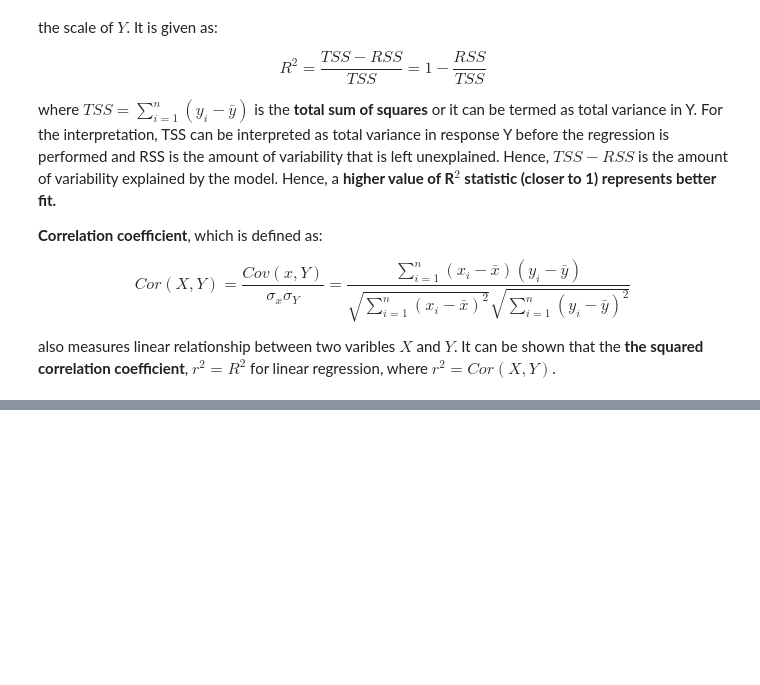
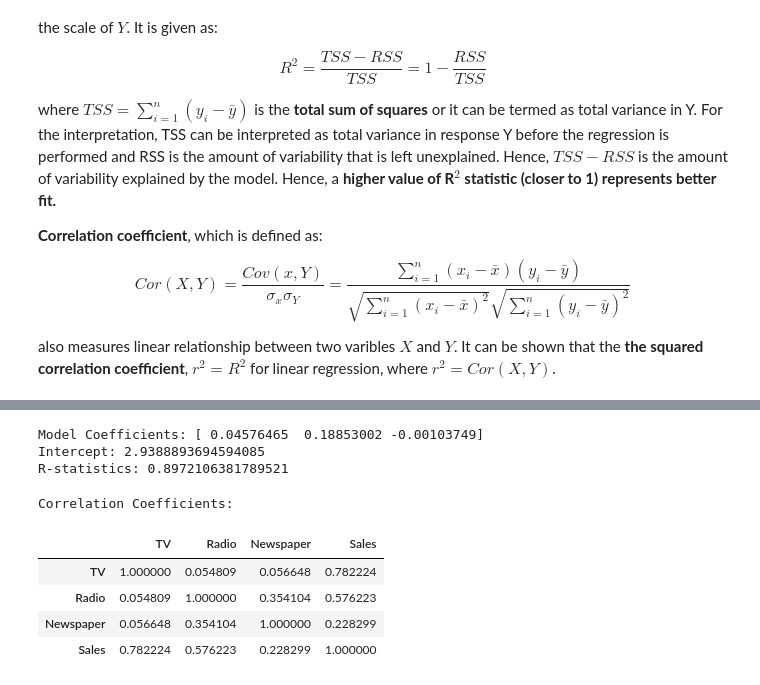
Before and after one commit to amitrajan012/Introduction-to-Statistical-Learning, a Jupyter notebook: Linear Regression.ipynb, the cells around one changed output, grey strips where cells are left out. Drawn from its saved outputs; the diff is of its cells as text; code cells hidden in the pictures; blank space fills up the shorter version.

```diff
--- a/Linear Regression.ipynb
+++ b/Linear Regression.ipynb
@@ -131,0 +152,22 @@ also measures linear relationship between two varibles $X$ and $Y$. It can be sh
+# %%
+from sklearn import linear_model
+
+reg = linear_model.LinearRegression(fit_intercept=True)
+reg.fit (adv[['TV', 'Radio', 'Newspaper']], adv['Sales'])
+print("Model Coefficients: " + str(reg.coef_))
+print("Intercept: " + str(reg.intercept_))
+print("R-statistics: " + str(reg.score(adv[['TV', 'Radio', 'Newspaper']], adv['Sales'])))
+# %% [output]
+Model Coefficients: [ 0.04576465  0.18853002 -0.00103749]
+Intercept: 2.9388893694594085
+R-statistics: 0.8972106381789521
+# %%
+print("Correlation Coefficients:")
+adv[['TV', 'Radio', 'Newspaper', 'Sales']].corr()
+# %% [output]
+Correlation Coefficients:
+|  | TV | Radio | Newspaper | Sales |
+| TV | 1.000000 | 0.054809 | 0.056648 | 0.782224 |
+| Radio | 0.054809 | 1.000000 | 0.354104 | 0.576223 |
+| Newspaper | 0.056648 | 0.354104 | 1.000000 | 0.228299 |
+| Sales | 0.782224 | 0.576223 | 0.228299 | 1.000000 |
```
Also changed, not shown: parts of 28 cells of this notebook.
